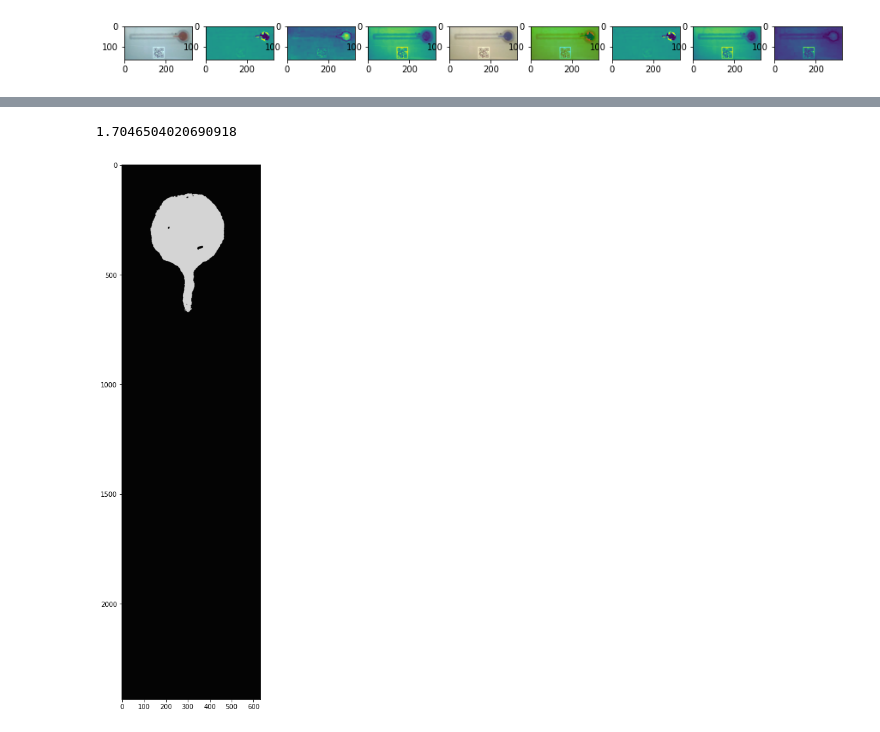
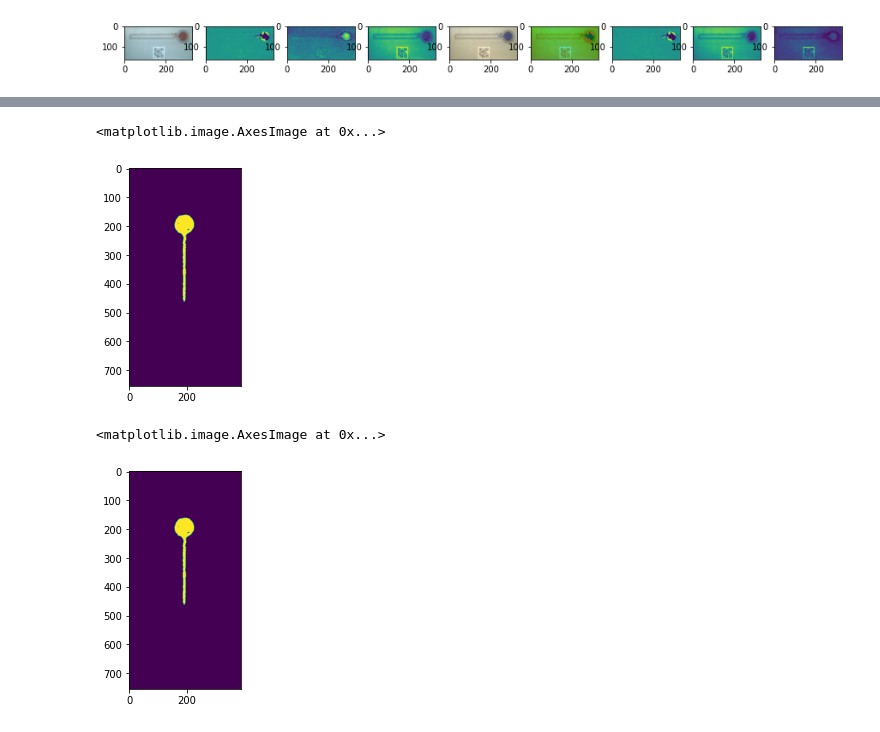
Before and after one commit to catmasteryip/diabetes-length-detection, a Jupyter notebook: notebooks/segmentation.ipynb, the cells around one changed output, grey strips where cells are left out. Saved outputs shown, nothing was run; the diff lists cells and outputs as text; code cells hidden in the pictures.

```diff
--- a/notebooks/segmentation.ipynb
+++ b/notebooks/segmentation.ipynb
@@ -100,15 +63,16 @@ plt.subplot(1,i,9),plt.imshow(hls[:,:,2])
 # %%
-def KMeansSeg(img,k):
-    if len(img.shape)>2:
-        vectorized = img.reshape((-1,3))
-    else:
-        vectorized = img.reshape((-1,1))
-    vectorized = np.float32(vectorized)
-    criteria = (cv2.TERM_CRITERIA_EPS + cv2.TERM_CRITERIA_MAX_ITER, 10, 1.0)
-    K = k
-    attempts=10
-    ret,label,center=cv2.kmeans(vectorized,K,None,criteria,attempts,cv2.KMEANS_PP_CENTERS)
-    center = np.uint8(center)
-    res = center[label.flatten()]
-    seg_img = res.reshape((img.shape))
-    return seg_img
+hsv = cv2.cvtColor(bgr, cv2.COLOR_BGR2HSV)
+img = hsv[:, :, 1]
+if len(img.shape) > 2:
+    vectorized = img.reshape((-1, 3))
+else:
+    vectorized = img.reshape((-1, 1))
+vectorized = np.float32(vectorized)
+criteria = (cv2.TERM_CRITERIA_EPS + cv2.TERM_CRITERIA_MAX_ITER, 10, 1.0)
+K = 2
+attempts = 10
+ret, label, center = cv2.kmeans(
+    vectorized, K, None, criteria, attempts, cv2.KMEANS_PP_CENTERS)
+center = np.uint8(center)
+res = center[label.flatten()]
+seg_img = res.reshape((img.shape))
@@ -138,12 +79,16 @@ plt.show()
-# %%
-import time
-start = time.time()
-figure_size = 15
-plt.figure(figsize=(figure_size,figure_size))
-hsv_seg = KMeansSeg(hsv,k=2)
-plt.imshow(hsv_seg)
-print(time.time()-start)
-# plt.title('Segmented Image' )
-# %% [output]
-1.7046504020690918
-[figure, removed]
+# %%
+plt.imshow(seg_img)
+# %% [output]
+<matplotlib.image.AxesImage at 0x...>
+[figure, added]
+# %%
+top_sat = max(center)
+top_sat_flags = center==top_sat
+pallete = np.array([[0]]*2)
+pallete[top_sat_flags] = center[top_sat_flags]
+res = pallete[label.flatten()]
+seg_img = res.reshape((img.shape))
+plt.imshow(seg_img)
+# %% [output]
+<matplotlib.image.AxesImage at 0x...>
+[figure, added]
```
Also changed, not shown: parts of 11 cells of this notebook, 42 other files.
